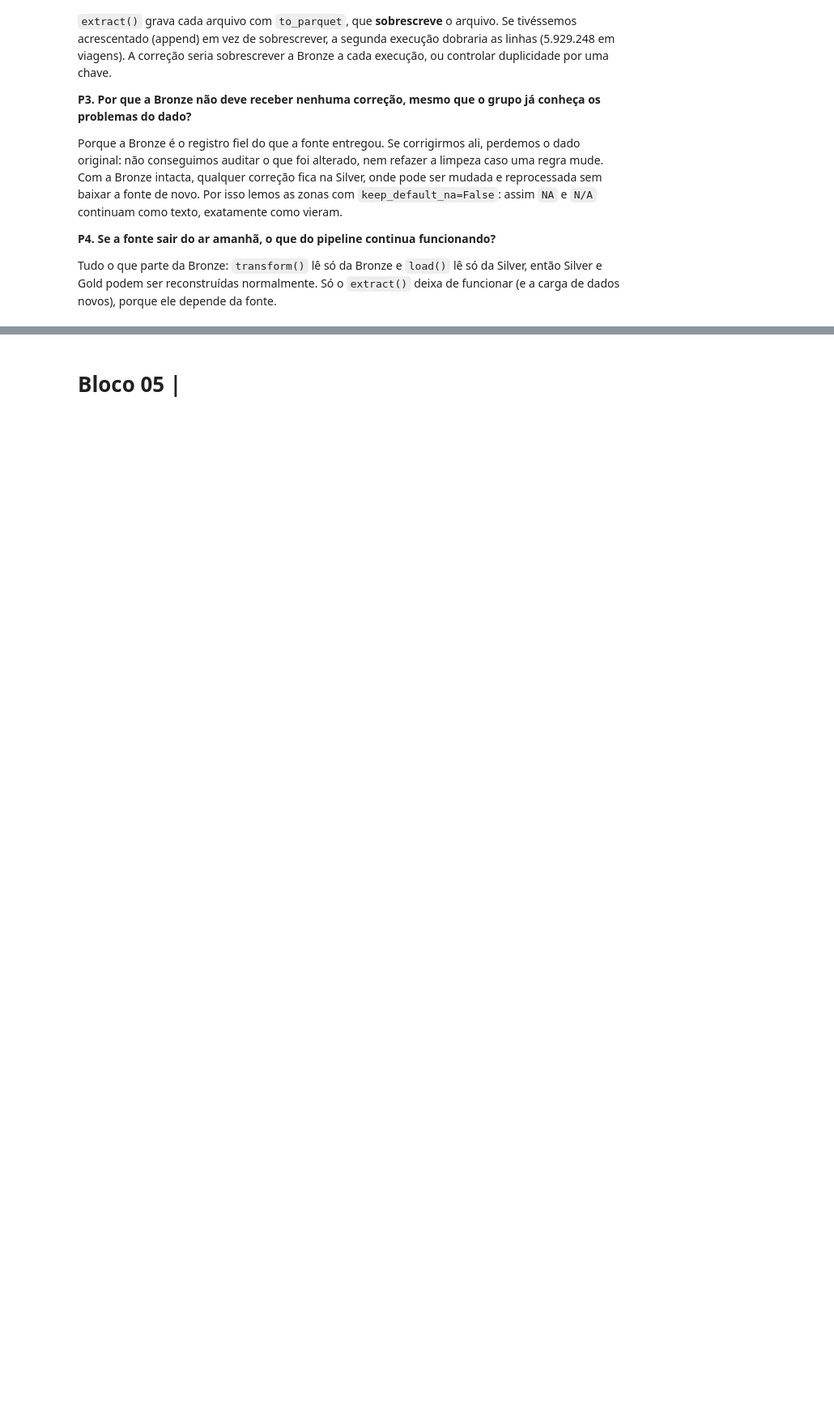
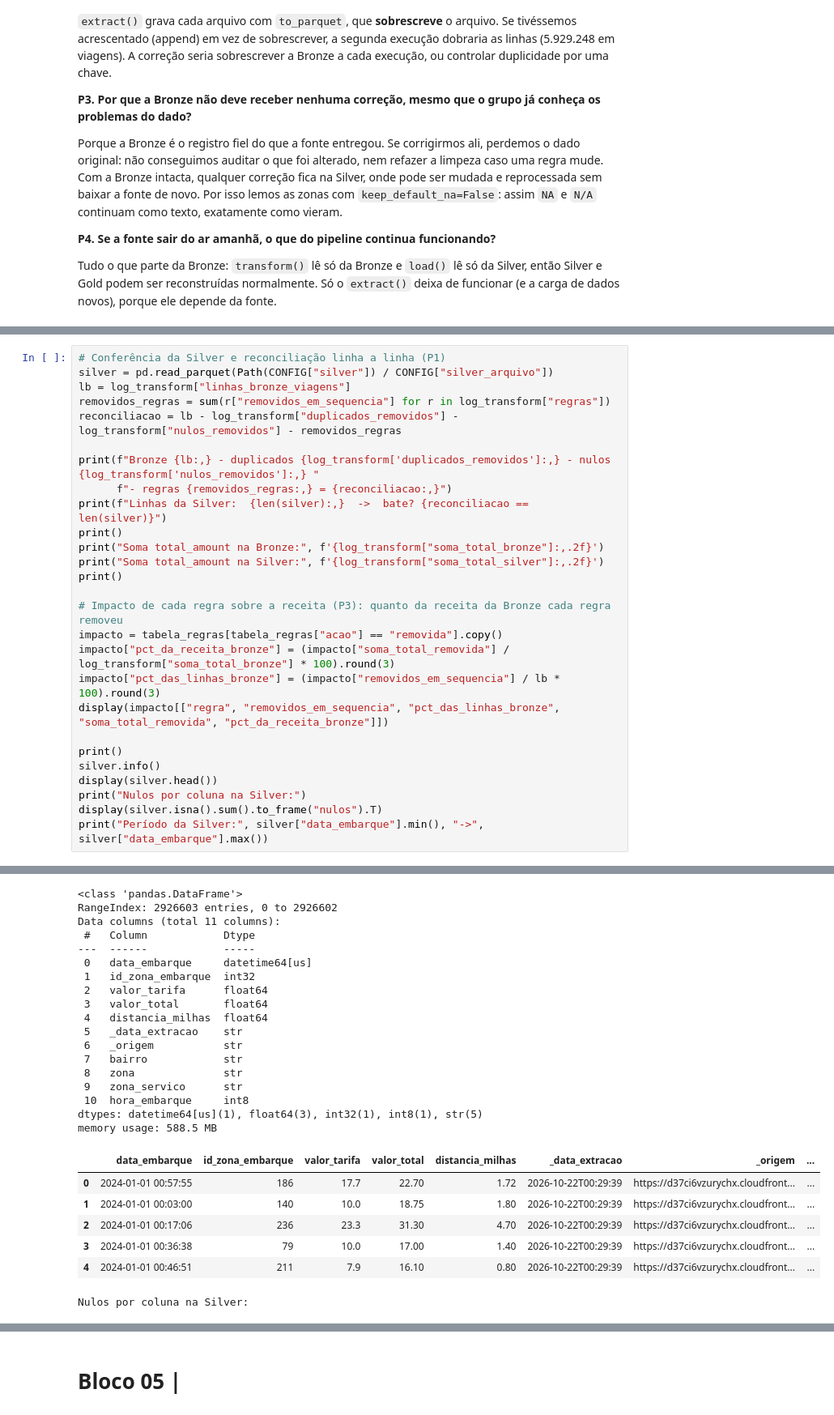
Before and after one commit to Grupo-02-2-Periodo-Faculdade-Donaduzzi/I.A-C.D-Grupo-2-2-periodo--Faculdade-Donaduzzi, a Jupyter notebook: pipeline_de_dados/Lista_de_atividades_Aula_09.ipynb, the cells around one changed output, grey strips where cells are left out. Shown at 81% size. Saved outputs shown, nothing was run; the diff lists cells and outputs as text; blank space fills up the shorter version.

```diff
--- a/pipeline_de_dados/Lista_de_atividades_Aula_09.ipynb
+++ b/pipeline_de_dados/Lista_de_atividades_Aula_09.ipynb
@@ -328,0 +468,28 @@ Tudo o que parte da Bronze: `transform()` lê só da Bronze e `load()` lê só d
+# %%
+# Conferência da Silver e reconciliação linha a linha (P1)
+silver = pd.read_parquet(Path(CONFIG["silver"]) / CONFIG["silver_arquivo"])
+lb = log_transform["linhas_bronze_viagens"]
+removidos_regras = sum(r["removidos_em_sequencia"] for r in log_transform["regras"])
+reconciliacao = lb - log_transform["duplicados_removidos"] - log_transform["nulos_removidos"] - removidos_regras
+
+print(f"Bronze {lb:,} - duplicados {log_transform['duplicados_removidos']:,} - nulos {log_transform['nulos_removidos']:,} "
+      f"- regras {removidos_regras:,} = {reconciliacao:,}")
+print(f"Linhas da Silver:  {len(silver):,}  ->  bate? {reconciliacao == len(silver)}")
+print()
+print("Soma total_amount na Bronze:", f'{log_transform["soma_total_bronze"]:,.2f}')
+print("Soma total_amount na Silver:", f'{log_transform["soma_total_silver"]:,.2f}')
+print()
+
+# Impacto de cada regra sobre a receita (P3): quanto da receita da Bronze cada regra removeu
+impacto = tabela_regras[tabela_regras["acao"] == "removida"].copy()
+impacto["pct_da_receita_bronze"] = (impacto["soma_total_removida"] / log_transform["soma_total_bronze"] * 100).round(3)
+impacto["pct_das_linhas_bronze"] = (impacto["removidos_em_sequencia"] / lb * 100).round(3)
+display(impacto[["regra", "removidos_em_sequencia", "pct_das_linhas_bronze", "soma_total_removida", "pct_da_receita_bronze"]])
+
+print()
+silver.info()
+display(silver.head())
+print("Nulos por coluna na Silver:")
+display(silver.isna().sum().to_frame("nulos").T)
+print("Período da Silver:", silver["data_embarque"].min(), "->", silver["data_embarque"].max())
+# %% [output]
@@ -328,0 +509,25 @@ Tudo o que parte da Bronze: `transform()` lê só da Bronze e `load()` lê só d
+<class 'pandas.DataFrame'>
+RangeIndex: 2926603 entries, 0 to 2926602
+Data columns (total 11 columns):
+ #   Column            Dtype
+---  ------            -----
+ 0   data_embarque     datetime64[us]
+ 1   id_zona_embarque  int32
+ 2   valor_tarifa      float64
+ 3   valor_total       float64
+ 4   distancia_milhas  float64
+ 5   _data_extracao    str
+ 6   _origem           str
+ 7   bairro            str
+ 8   zona              str
+ 9   zona_servico      str
+ 10  hora_embarque     int8
+dtypes: datetime64[us](1), float64(3), int32(1), int8(1), str(5)
+memory usage: 588.5 MB
+|  | data_embarque | id_zona_embarque | valor_tarifa | valor_total | distancia_milhas | _data_extracao | _origem | ... |
+| 0 | 2024-01-01 00:57:55 | 186 | 17.7 | 22.70 | 1.72 | 2026-10-22T00:29:39 | https://d37ci6vzurychx.cloudfront... | ... |
+| 1 | 2024-01-01 00:03:00 | 140 | 10.0 | 18.75 | 1.80 | 2026-10-22T00:29:39 | https://d37ci6vzurychx.cloudfront... | ... |
+| 2 | 2024-01-01 00:17:06 | 236 | 23.3 | 31.30 | 4.70 | 2026-10-22T00:29:39 | https://d37ci6vzurychx.cloudfront... | ... |
+| 3 | 2024-01-01 00:36:38 | 79 | 10.0 | 17.00 | 1.40 | 2026-10-22T00:29:39 | https://d37ci6vzurychx.cloudfront... | ... |
+| 4 | 2024-01-01 00:46:51 | 211 | 7.9 | 16.10 | 0.80 | 2026-10-22T00:29:39 | https://d37ci6vzurychx.cloudfront... | ... |
+Nulos por coluna na Silver:
```
Also changed, not shown: parts of 6 cells of this notebook, 4 other files.
